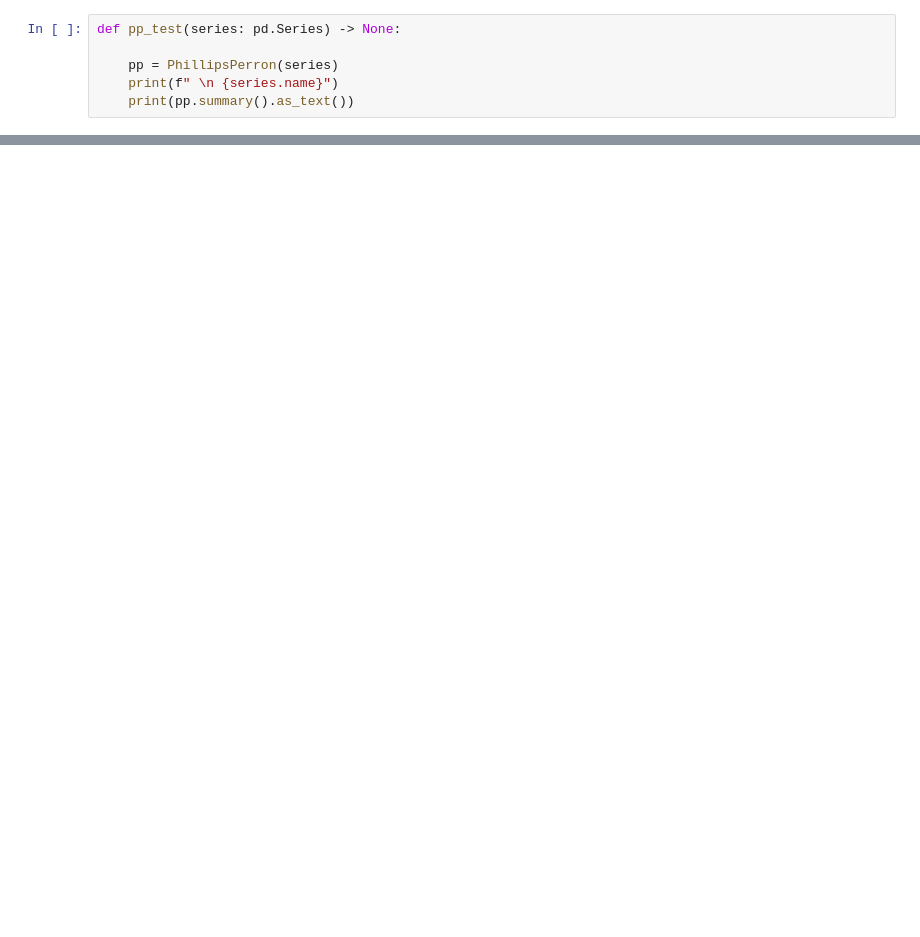
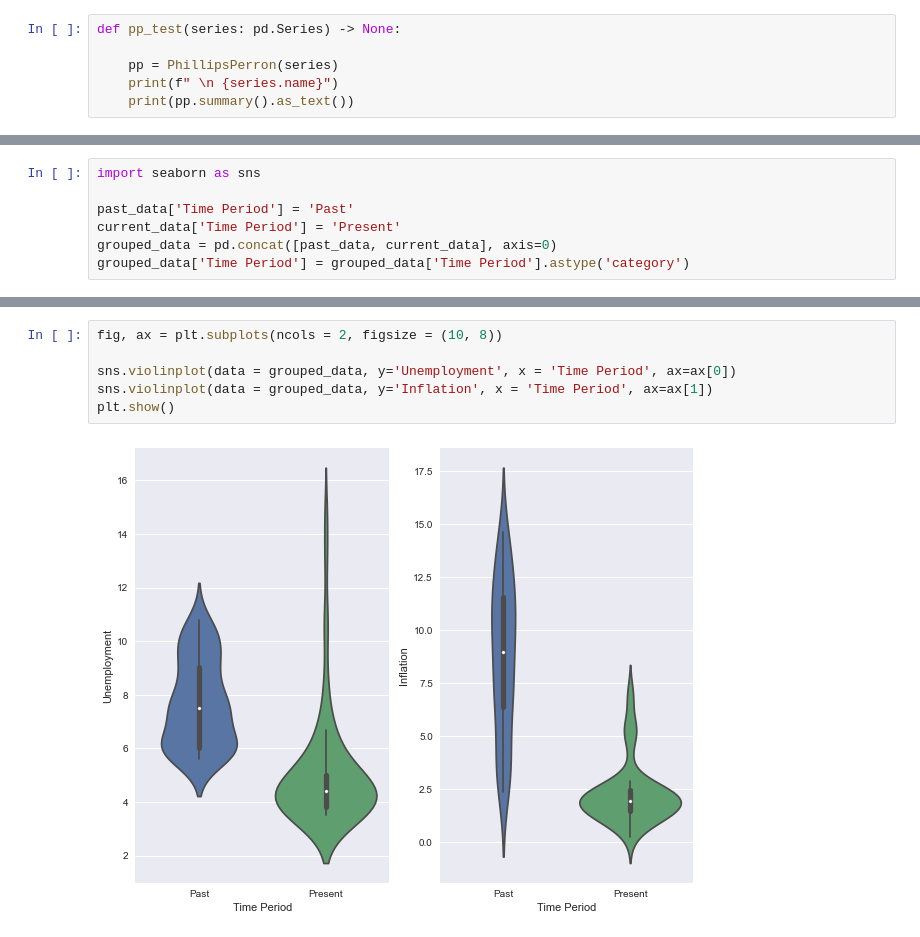
Before and after one commit to samaypanwar/HE3023-Project, a Jupyter notebook: eda_notebook.ipynb, the cells around one changed output, grey strips where cells are left out. Drawn from its saved outputs; the diff is of its cells as text; blank space fills up the shorter version.

```diff
--- a/eda_notebook.ipynb
+++ b/eda_notebook.ipynb
@@ -154,0 +192,7 @@ plot(past)
+# %%
+import seaborn as sns
+
+past_data['Time Period'] = 'Past'
+current_data['Time Period'] = 'Present'
+grouped_data = pd.concat([past_data, current_data], axis=0)
+grouped_data['Time Period'] = grouped_data['Time Period'].astype('category')
@@ -154,0 +210,8 @@ plot(past)
+# %%
+fig, ax = plt.subplots(ncols = 2, figsize = (10, 8))
+
+sns.violinplot(data = grouped_data, y='Unemployment', x = 'Time Period', ax=ax[0])
+sns.violinplot(data = grouped_data, y='Inflation', x = 'Time Period', ax=ax[1])
+plt.show()
+# %% [output]
+[figure, added]
```
Also changed, not shown: parts of 19 cells of this notebook.
